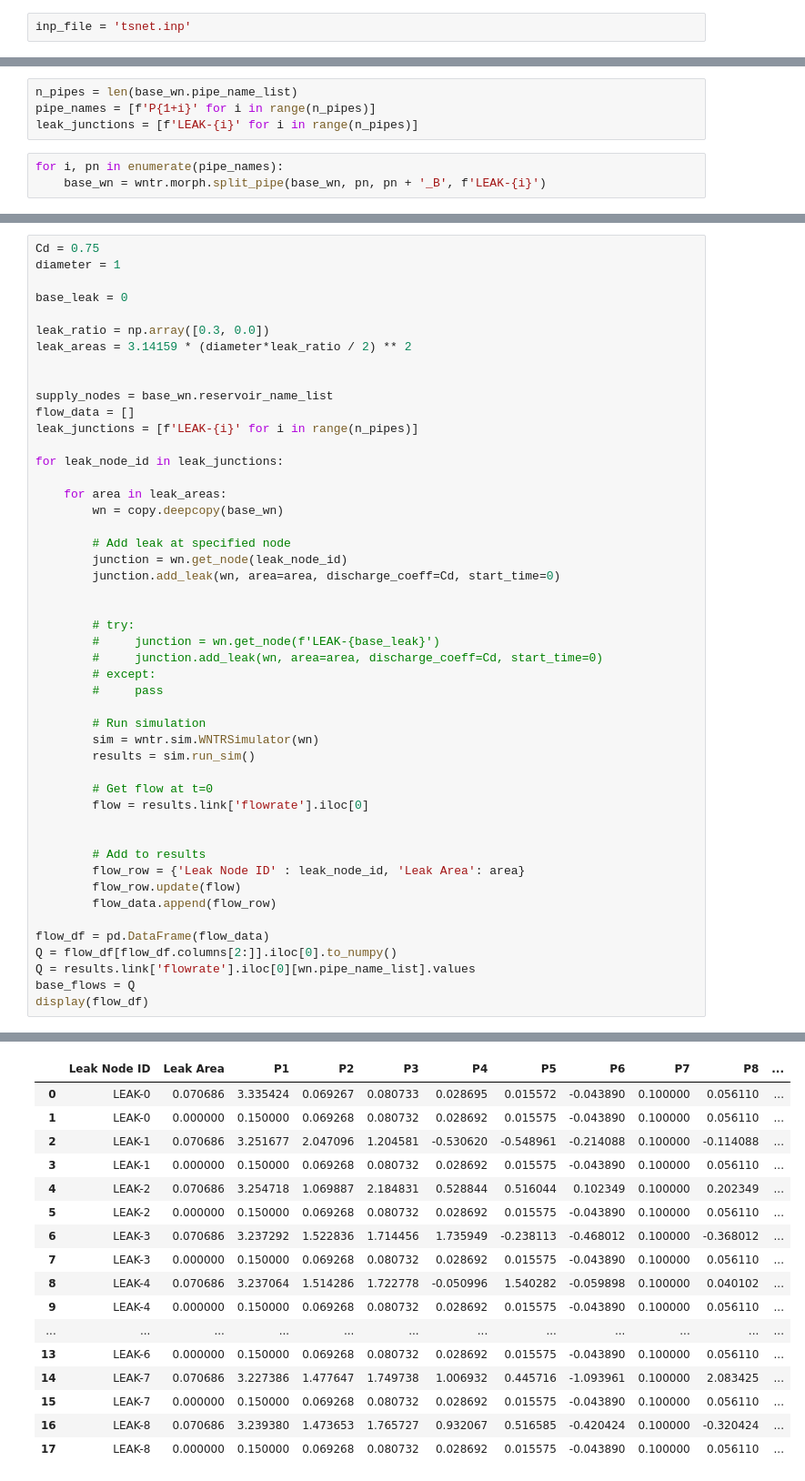
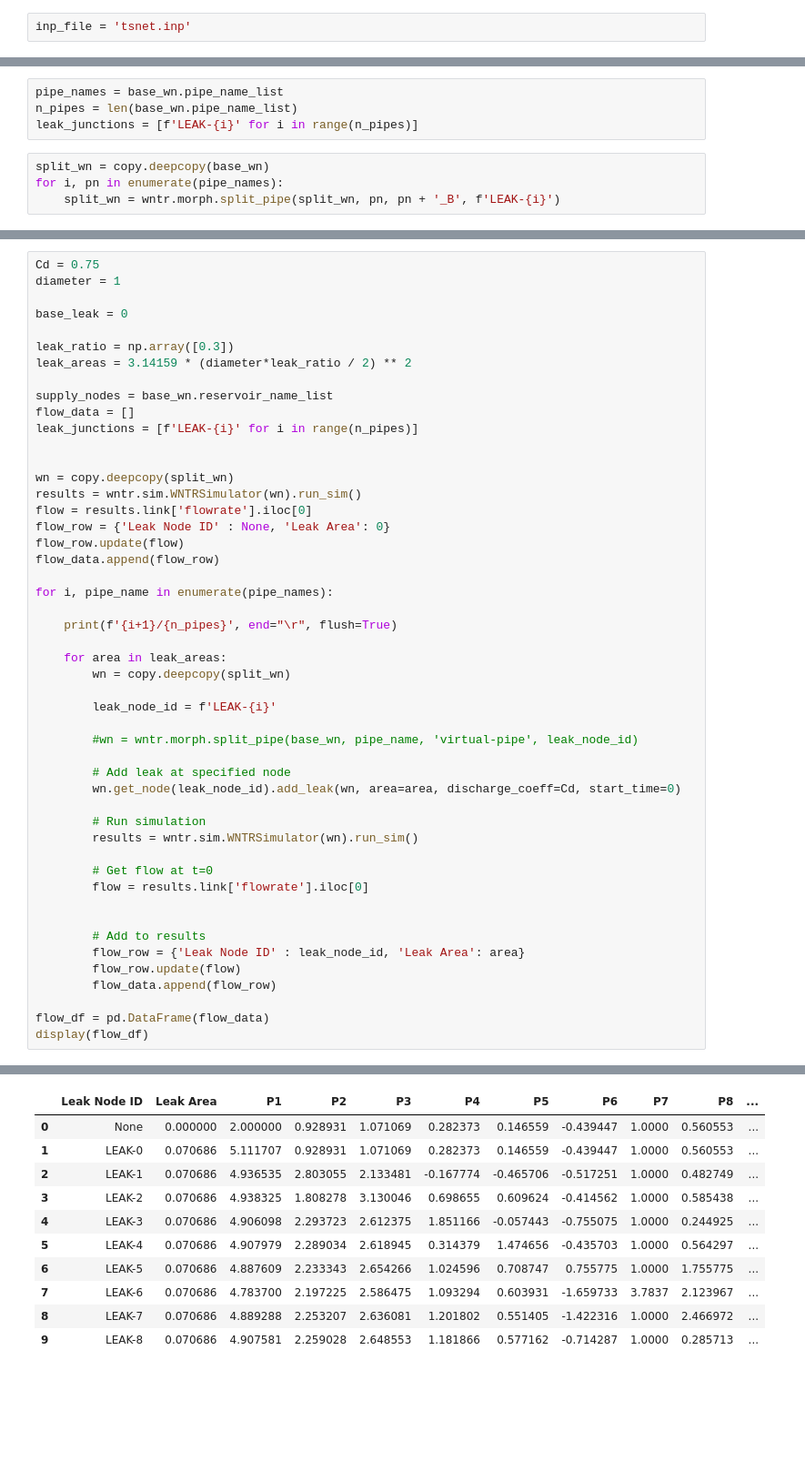
Before and after one commit to johanslettengren/synthetic-anomaly-generation, a Jupyter notebook: static-modelling/WNTR.ipynb, the cells around one changed output, grey strips where cells are left out. Shown at 91% size. Cells and saved outputs as stored; diff of their text form; blank space fills up the shorter version.

```diff
--- a/static-modelling/WNTR.ipynb
+++ b/static-modelling/WNTR.ipynb
@@ -28,9 +29,10 @@ plt.show()
 ### Network Topology Without Leak Junctions
 [figure]
 # %%
+pipe_names = base_wn.pipe_name_list
 n_pipes = len(base_wn.pipe_name_list)
-pipe_names = [f'P{1+i}' for i in range(n_pipes)]
 leak_junctions = [f'LEAK-{i}' for i in range(n_pipes)]
 # %%
+split_wn = copy.deepcopy(base_wn)
 for i, pn in enumerate(pipe_names):
-    base_wn = wntr.morph.split_pipe(base_wn, pn, pn + '_B', f'LEAK-{i}')
+    split_wn = wntr.morph.split_pipe(split_wn, pn, pn + '_B', f'LEAK-{i}')
@@ -51,33 +42,37 @@ diameter = 1
 
 base_leak = 0
 
-leak_ratio = np.array([0.3, 0.0])
+leak_ratio = np.array([0.3])
 leak_areas = 3.14159 * (diameter*leak_ratio / 2) ** 2
-
 
 supply_nodes = base_wn.reservoir_name_list
 flow_data = []
 leak_junctions = [f'LEAK-{i}' for i in range(n_pipes)]
 
-for leak_node_id in leak_junctions:
+
+wn = copy.deepcopy(split_wn)
+results = wntr.sim.WNTRSimulator(wn).run_sim()
+flow = results.link['flowrate'].iloc[0]
+flow_row = {'Leak Node ID' : None, 'Leak Area': 0}
+flow_row.update(flow)
+flow_data.append(flow_row)
+
+for i, pipe_name in enumerate(pipe_names):
+
+    print(f'{i+1}/{n_pipes}', end="\r", flush=True)
 
     for area in leak_areas:
-        wn = copy.deepcopy(base_wn)
+        wn = copy.deepcopy(split_wn)
+
+        leak_node_id = f'LEAK-{i}'
+
+        #wn = wntr.morph.split_pipe(base_wn, pipe_name, 'virtual-pipe', leak_node_id)
 
         # Add leak at specified node
-        junction = wn.get_node(leak_node_id)
-        junction.add_leak(wn, area=area, discharge_coeff=Cd, start_time=0)
-
-
-        # try:
-        #     junction = wn.get_node(f'LEAK-{base_leak}')
-        #     junction.add_leak(wn, area=area, discharge_coeff=Cd, start_time=0)
-        # except:
-        #     pass
+        wn.get_node(leak_node_id).add_leak(wn, area=area, discharge_coeff=Cd, start_time=0)
 
         # Run simulation
-        sim = wntr.sim.WNTRSimulator(wn)
-        results = sim.run_sim()
+        results = wntr.sim.WNTRSimulator(wn).run_sim()
 
         # Get flow at t=0
         flow = results.link['flowrate'].iloc[0]
@@ -89,8 +84,5 @@ for leak_node_id in leak_junctions:
         flow_data.append(flow_row)
 
 flow_df = pd.DataFrame(flow_data)
-Q = flow_df[flow_df.columns[2:]].iloc[0].to_numpy()
-Q = results.link['flowrate'].iloc[0][wn.pipe_name_list].values
-base_flows = Q
 display(flow_df)
 # %% [output]
@@ -97,17 +90,11 @@ display(flow_df)
 |  | Leak Node ID | Leak Area | P1 | P2 | P3 | P4 | P5 | P6 | P7 | P8 | ... |
-| 0 | LEAK-0 | 0.070686 | 3.335424 | 0.069267 | 0.080733 | 0.028695 | 0.015572 | -0.043890 | 0.100000 | 0.056110 | ... |
-| 1 | LEAK-0 | 0.000000 | 0.150000 | 0.069268 | 0.080732 | 0.028692 | 0.015575 | -0.043890 | 0.100000 | 0.056110 | ... |
-| 2 | LEAK-1 | 0.070686 | 3.251677 | 2.047096 | 1.204581 | -0.530620 | -0.548961 | -0.214088 | 0.100000 | -0.114088 | ... |
-| 3 | LEAK-1 | 0.000000 | 0.150000 | 0.069268 | 0.080732 | 0.028692 | 0.015575 | -0.043890 | 0.100000 | 0.056110 | ... |
-| 4 | LEAK-2 | 0.070686 | 3.254718 | 1.069887 | 2.184831 | 0.528844 | 0.516044 | 0.102349 | 0.100000 | 0.202349 | ... |
-| 5 | LEAK-2 | 0.000000 | 0.150000 | 0.069268 | 0.080732 | 0.028692 | 0.015575 | -0.043890 | 0.100000 | 0.056110 | ... |
-| 6 | LEAK-3 | 0.070686 | 3.237292 | 1.522836 | 1.714456 | 1.735949 | -0.238113 | -0.468012 | 0.100000 | -0.368012 | ... |
-| 7 | LEAK-3 | 0.000000 | 0.150000 | 0.069268 | 0.080732 | 0.028692 | 0.015575 | -0.043890 | 0.100000 | 0.056110 | ... |
-| 8 | LEAK-4 | 0.070686 | 3.237064 | 1.514286 | 1.722778 | -0.050996 | 1.540282 | -0.059898 | 0.100000 | 0.040102 | ... |
-| 9 | LEAK-4 | 0.000000 | 0.150000 | 0.069268 | 0.080732 | 0.028692 | 0.015575 | -0.043890 | 0.100000 | 0.056110 | ... |
-| ... | ... | ... | ... | ... | ... | ... | ... | ... | ... | ... | ... |
-| 13 | LEAK-6 | 0.000000 | 0.150000 | 0.069268 | 0.080732 | 0.028692 | 0.015575 | -0.043890 | 0.100000 | 0.056110 | ... |
-| 14 | LEAK-7 | 0.070686 | 3.227386 | 1.477647 | 1.749738 | 1.006932 | 0.445716 | -1.093961 | 0.100000 | 2.083425 | ... |
-| 15 | LEAK-7 | 0.000000 | 0.150000 | 0.069268 | 0.080732 | 0.028692 | 0.015575 | -0.043890 | 0.100000 | 0.056110 | ... |
-| 16 | LEAK-8 | 0.070686 | 3.239380 | 1.473653 | 1.765727 | 0.932067 | 0.516585 | -0.420424 | 0.100000 | -0.320424 | ... |
-| 17 | LEAK-8 | 0.000000 | 0.150000 | 0.069268 | 0.080732 | 0.028692 | 0.015575 | -0.043890 | 0.100000 | 0.056110 | ... |
+| 0 | None | 0.000000 | 2.000000 | 0.928931 | 1.071069 | 0.282373 | 0.146559 | -0.439447 | 1.0000 | 0.560553 | ... |
+| 1 | LEAK-0 | 0.070686 | 5.111707 | 0.928931 | 1.071069 | 0.282373 | 0.146559 | -0.439447 | 1.0000 | 0.560553 | ... |
+| 2 | LEAK-1 | 0.070686 | 4.936535 | 2.803055 | 2.133481 | -0.167774 | -0.465706 | -0.517251 | 1.0000 | 0.482749 | ... |
+| 3 | LEAK-2 | 0.070686 | 4.938325 | 1.808278 | 3.130046 | 0.698655 | 0.609624 | -0.414562 | 1.0000 | 0.585438 | ... |
+| 4 | LEAK-3 | 0.070686 | 4.906098 | 2.293723 | 2.612375 | 1.851166 | -0.057443 | -0.755075 | 1.0000 | 0.244925 | ... |
+| 5 | LEAK-4 | 0.070686 | 4.907979 | 2.289034 | 2.618945 | 0.314379 | 1.474656 | -0.435703 | 1.0000 | 0.564297 | ... |
+| 6 | LEAK-5 | 0.070686 | 4.887609 | 2.233343 | 2.654266 | 1.024596 | 0.708747 | 0.755775 | 1.0000 | 1.755775 | ... |
+| 7 | LEAK-6 | 0.070686 | 4.783700 | 2.197225 | 2.586475 | 1.093294 | 0.603931 | -1.659733 | 3.7837 | 2.123967 | ... |
+| 8 | LEAK-7 | 0.070686 | 4.889288 | 2.253207 | 2.636081 | 1.201802 | 0.551405 | -1.422316 | 1.0000 | 2.466972 | ... |
+| 9 | LEAK-8 | 0.070686 | 4.907581 | 2.259028 | 2.648553 | 1.181866 | 0.577162 | -0.714287 | 1.0000 | 0.285713 | ... |
```
Also changed, not shown: parts of 25 cells of this notebook, 6 other files.
